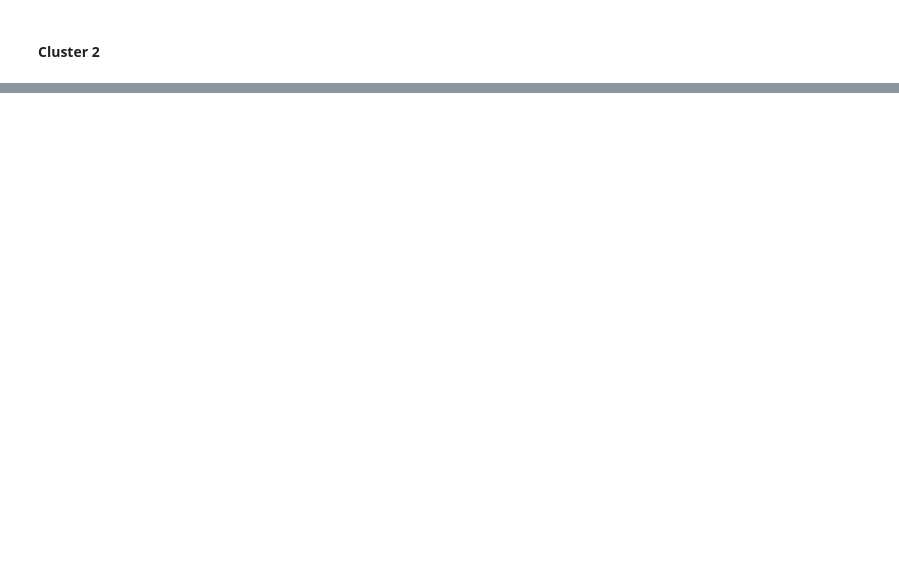
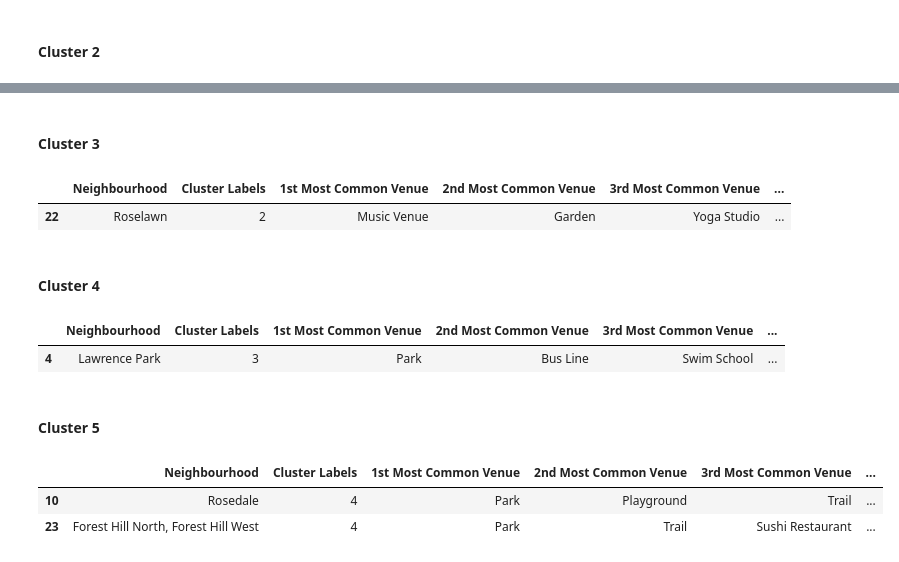
Before and after one commit to jibin10/ng_toronto, a Jupyter notebook: Neighborhoods_in_Toronto.ipynb, the cells around one changed output, grey strips where cells are left out. Saved outputs shown, nothing was run; the diff lists cells and outputs as text; code cells hidden in the pictures; blank space fills up the shorter version.

```diff
--- a/Neighborhoods_in_Toronto.ipynb
+++ b/Neighborhoods_in_Toronto.ipynb
@@ -636,0 +637,22 @@ toronto_merged.loc[toronto_merged['Cluster Labels'] == 1, toronto_merged.columns
+# %% [markdown]
+<h4>Cluster 3</h4>
+# %%
+toronto_merged.loc[toronto_merged['Cluster Labels'] == 2, toronto_merged.columns[[2] + list(range(5, toronto_merged.shape[1]))]]
+# %% [output]
+|  | Neighbourhood | Cluster Labels | 1st Most Common Venue | 2nd Most Common Venue | 3rd Most Common Venue | ... |
+| 22 | Roselawn | 2 | Music Venue | Garden | Yoga Studio | ... |
+# %% [markdown]
+<h4>Cluster 4</h4>
+# %%
+toronto_merged.loc[toronto_merged['Cluster Labels'] == 3, toronto_merged.columns[[2] + list(range(5, toronto_merged.shape[1]))]]
+# %% [output]
+|  | Neighbourhood | Cluster Labels | 1st Most Common Venue | 2nd Most Common Venue | 3rd Most Common Venue | ... |
+| 4 | Lawrence Park | 3 | Park | Bus Line | Swim School | ... |
+# %% [markdown]
+<h4>Cluster 5</h4>
+# %%
+toronto_merged.loc[toronto_merged['Cluster Labels'] == 4, toronto_merged.columns[[2] + list(range(5, toronto_merged.shape[1]))]]
+# %% [output]
+|  | Neighbourhood | Cluster Labels | 1st Most Common Venue | 2nd Most Common Venue | 3rd Most Common Venue | ... |
+| 10 | Rosedale | 4 | Park | Playground | Trail | ... |
+| 23 | Forest Hill North, Forest Hill West | 4 | Park | Trail | Sushi Restaurant | ... |
```
Also changed, not shown: parts of 2 cells of this notebook.
